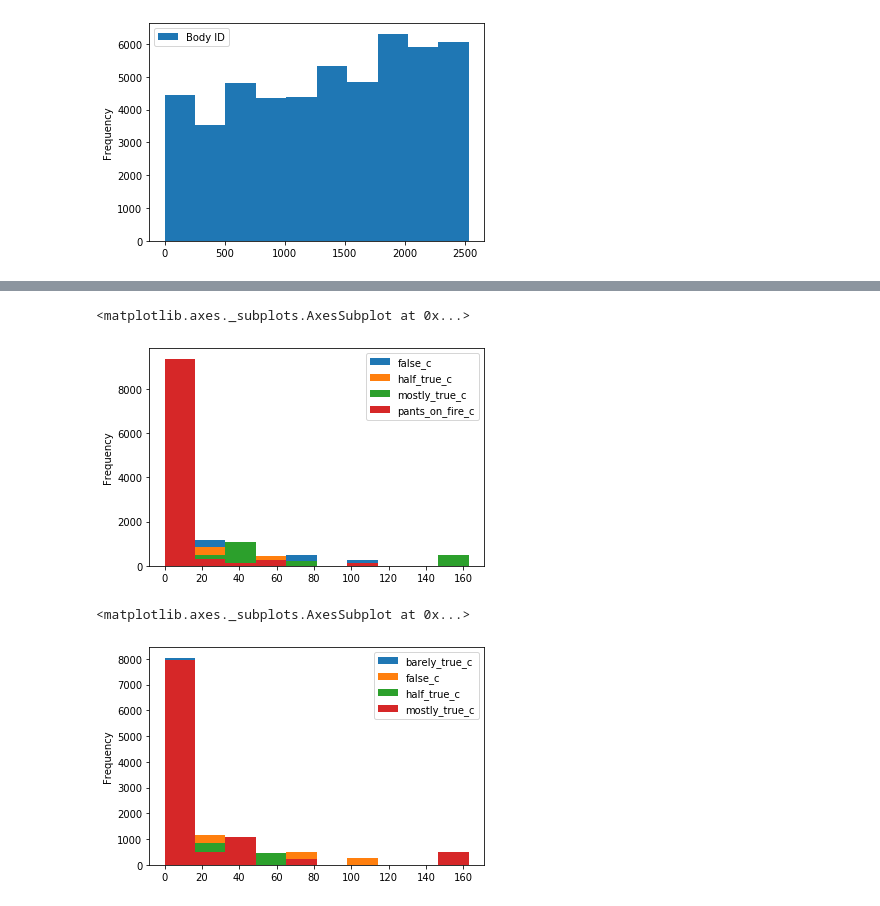
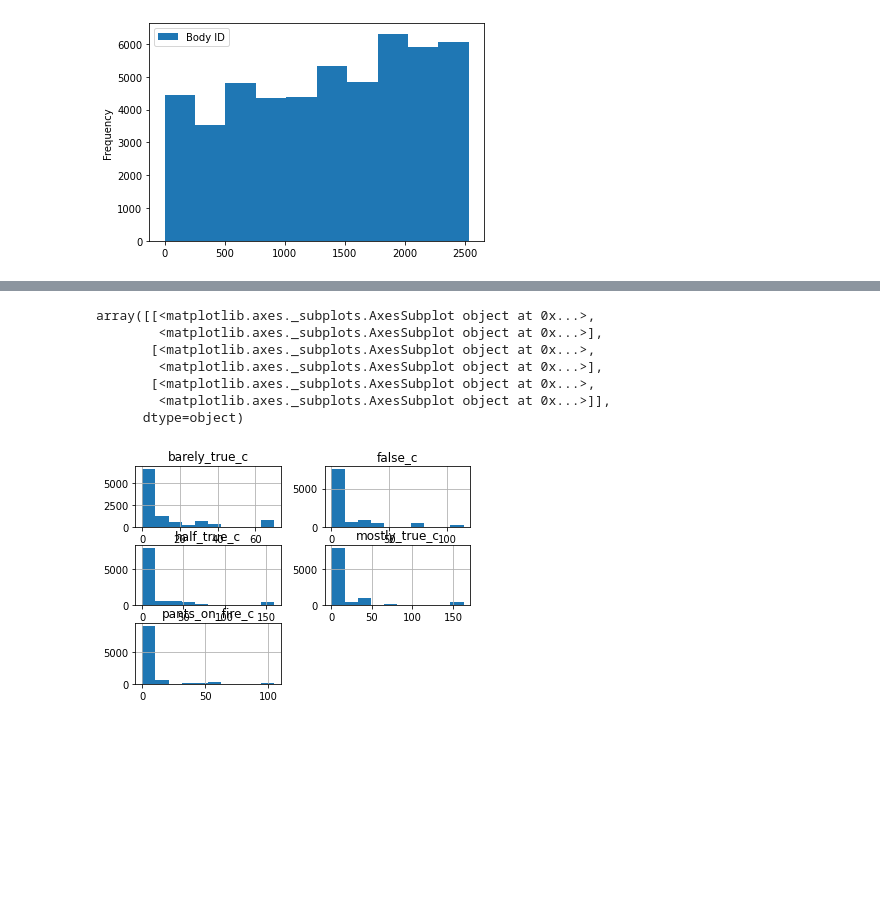
Before and after one commit to Enquisidor/chkr, a Jupyter notebook: wrangling.ipynb, the cells around one changed output, grey strips where cells are left out. Cells and saved outputs as stored; diff of their text form; code cells hidden in the pictures; blank space fills up the shorter version.

```diff
--- a/wrangling.ipynb
+++ b/wrangling.ipynb
@@ -219,10 +227,11 @@ fnc_train_dfs[1].plot(x='Stance', kind='hist')
 # %%
-liar_train_df.plot(x='barely_true_c', kind='hist')
+liar_train_df.hist()
 # %% [output]
-<matplotlib.axes._subplots.AxesSubplot at 0x...>
+array([[<matplotlib.axes._subplots.AxesSubplot object at 0x...>,
+        <matplotlib.axes._subplots.AxesSubplot object at 0x...>],
+       [<matplotlib.axes._subplots.AxesSubplot object at 0x...>,
+        <matplotlib.axes._subplots.AxesSubplot object at 0x...>],
+       [<matplotlib.axes._subplots.AxesSubplot object at 0x...>,
+        <matplotlib.axes._subplots.AxesSubplot object at 0x...>]],
+      dtype=object)
-[figure, old version]
+[figure, new version]
-# %%
-liar_train_df.plot(x='pants_on_fire_c', kind='hist')
-# %% [output]
-<matplotlib.axes._subplots.AxesSubplot at 0x...>
-[figure, removed]
```
Also changed, not shown: parts of 6 cells of this notebook.
